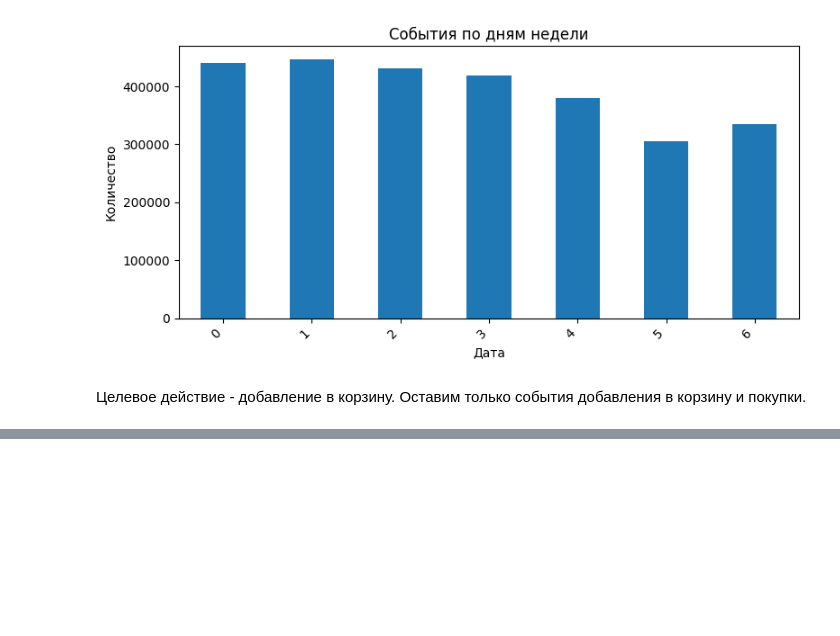
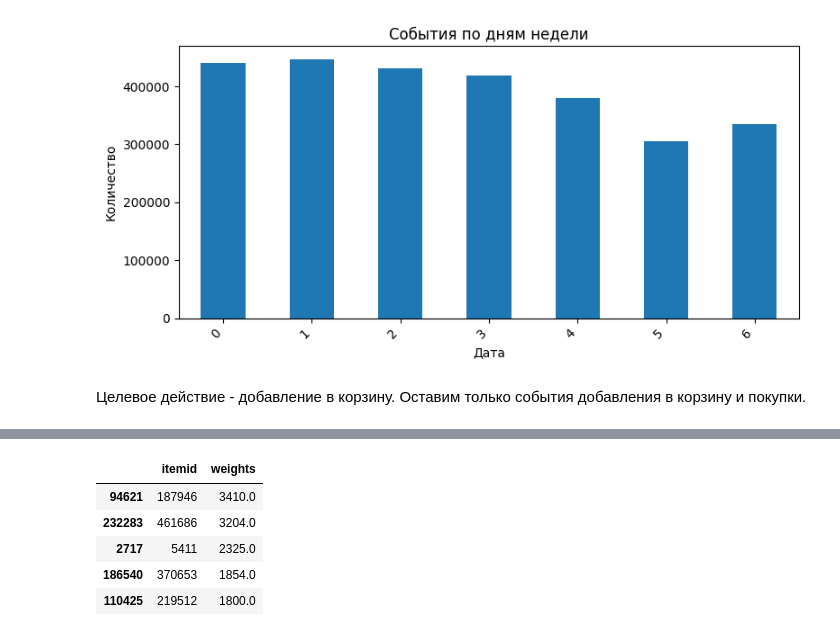
Before and after one commit to Krestom/mle-pr-final, a Jupyter notebook: main.ipynb, the cells around one changed output, grey strips where cells are left out. Cells and saved outputs as stored; diff of their text form; code cells hidden in the pictures; blank space fills up the shorter version.

```diff
--- a/main.ipynb
+++ b/main.ipynb
@@ -174,0 +217,10 @@ events = events[events['event'].isin(['addtocart', 'transaction'])]
+# %%
+item_popularity = events.groupby('itemid')['weights'].agg('sum').reset_index().sort_values(by='weights', ascending=False)
+item_popularity.head()
+# %% [output]
+|  | itemid | weights |
+| 94621 | 187946 | 3410.0 |
+| 232283 | 461686 | 3204.0 |
+| 2717 | 5411 | 2325.0 |
+| 186540 | 370653 | 1854.0 |
+| 110425 | 219512 | 1800.0 |
```
Also changed, not shown: parts of 23 cells of this notebook, 2 other files.
